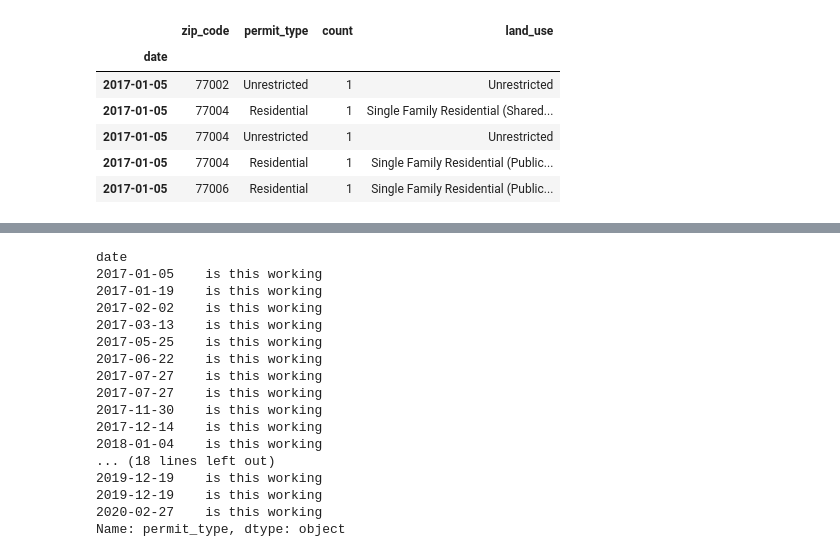
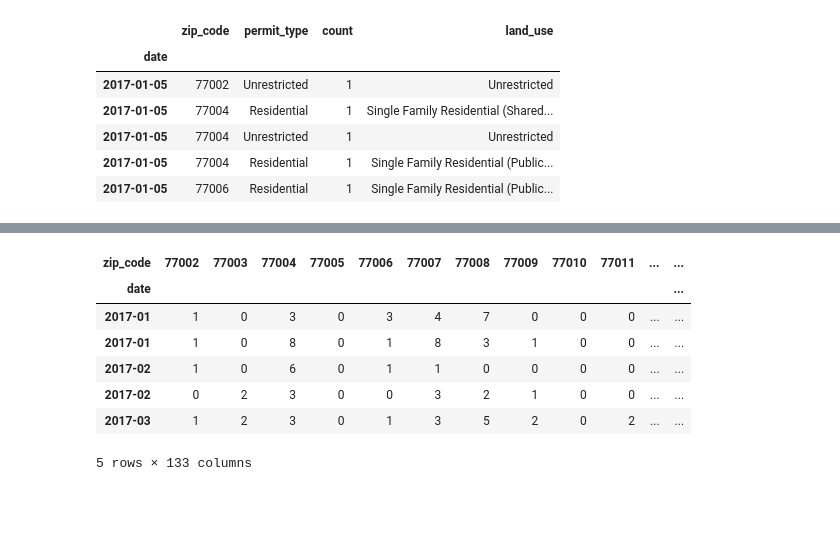
Before and after one commit to dovu93/Real_Estate_Investment_Identifier, a Jupyter notebook: Notebooks/houston_permit_data.ipynb, the cells around one changed output, grey strips where cells are left out. Saved outputs shown, nothing was run; the diff lists cells and outputs as text; code cells hidden in the pictures; blank space fills up the shorter version.

```diff
--- a/Notebooks/houston_permit_data.ipynb
+++ b/Notebooks/houston_permit_data.ipynb
@@ -135 +173,19 @@ permits_df.head()
+# %%
+# clean up data: fill NaN with 0
+permits_by_zip.fillna(0, inplace=True)
+
+# clean up data: change values to intefet (from float)
+permits_by_zip = permits_by_zip.astype(int)
+
+# preview dataframe
+permits_by_zip.head()
+# %% [output]
+| zip_code | 77002 | 77003 | 77004 | 77005 | 77006 | 77007 | 77008 | 77009 | 77010 | 77011 | ... | ... |
+| date |  |  |  |  |  |  |  |  |  |  |  | ... |
+| 2017-01 | 1 | 0 | 3 | 0 | 3 | 4 | 7 | 0 | 0 | 0 | ... | ... |
+| 2017-01 | 1 | 0 | 8 | 0 | 1 | 8 | 3 | 1 | 0 | 0 | ... | ... |
+| 2017-02 | 1 | 0 | 6 | 0 | 1 | 1 | 0 | 0 | 0 | 0 | ... | ... |
+| 2017-02 | 0 | 2 | 3 | 0 | 0 | 3 | 2 | 1 | 0 | 0 | ... | ... |
+| 2017-03 | 1 | 2 | 3 | 0 | 1 | 3 | 5 | 2 | 0 | 2 | ... | ... |
+5 rows × 133 columns
 # %%
@@ -141,21 +196,0 @@ permits_df.to_csv(cleaned_permits_filepath, index=True, header=True)
-# %%
-permits_df.loc[permits_df['zip_code'] == 77002, 'permit_type']  = "is this working"
-permits_df.loc[permits_df['zip_code'] == 77002, 'permit_type']
-# %% [output]
-date
-2017-01-05    is this working
-2017-01-19    is this working
-2017-02-02    is this working
-2017-03-13    is this working
-2017-05-25    is this working
-2017-06-22    is this working
-2017-07-27    is this working
-2017-07-27    is this working
-2017-11-30    is this working
-2017-12-14    is this working
-2018-01-04    is this working
-... (18 lines left out)
-2019-12-19    is this working
-2019-12-19    is this working
-2020-02-27    is this working
-Name: permit_type, dtype: object
```
Also changed, not shown: parts of 5 cells of this notebook, 2 other files.
